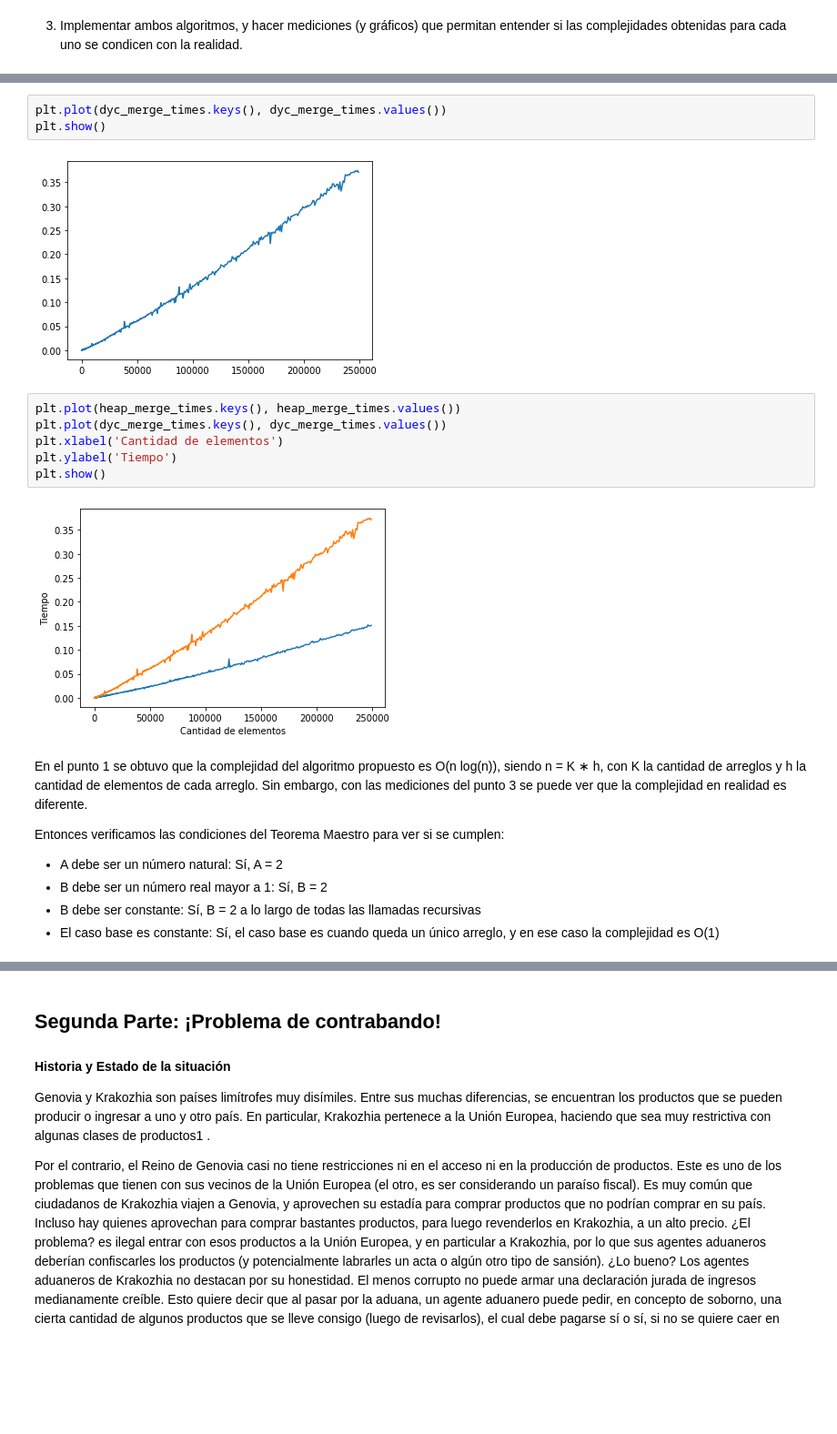
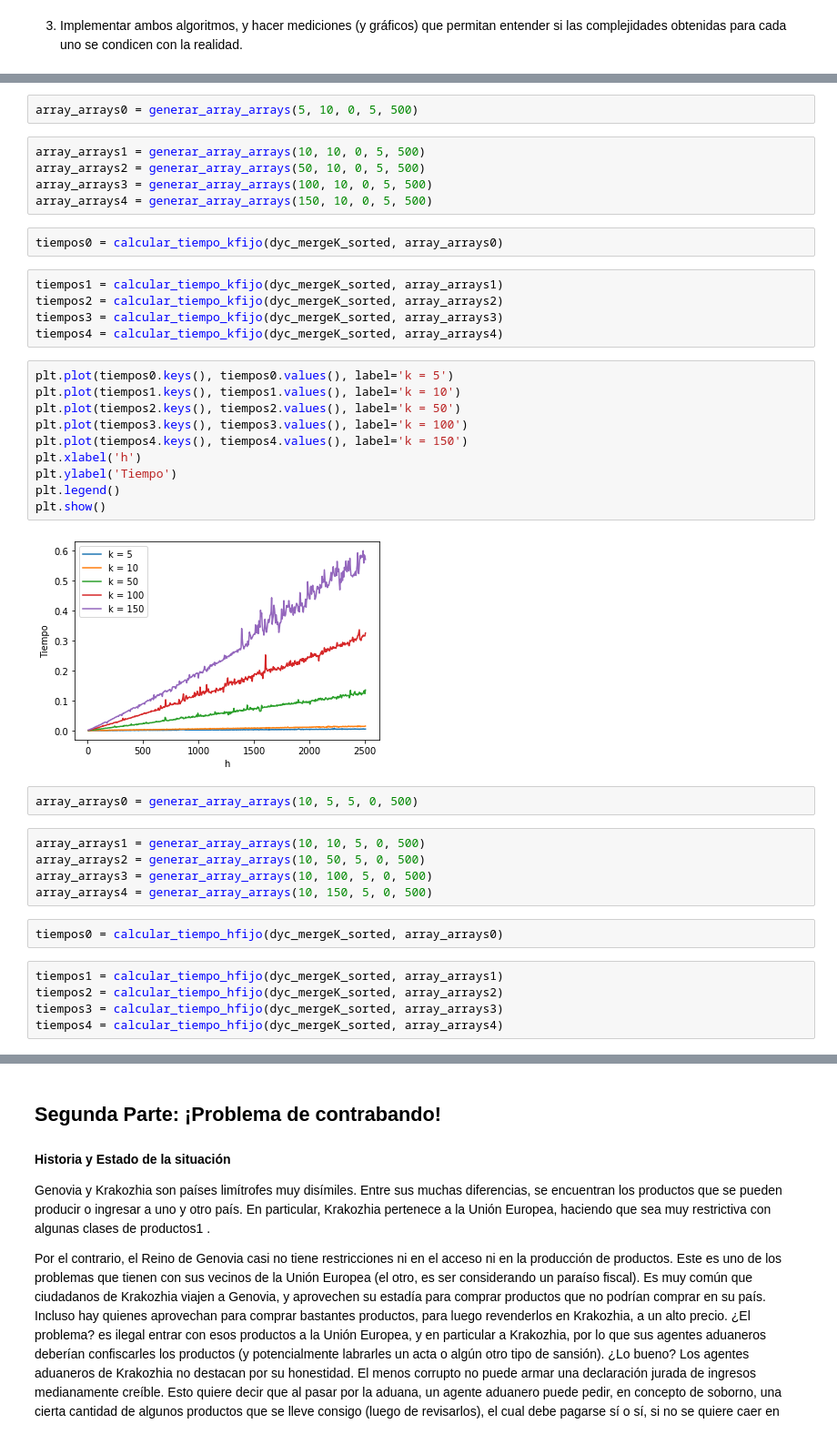
Before and after one commit to joaqogomez/75.29-TDA1, a Jupyter notebook: Tp1/Tda-TP1.ipynb, the cells around one changed output, grey strips where cells are left out. Shown at 91% size. Cells and saved outputs as stored; diff of their text form; blank space fills up the shorter version.

Commit message:
Agregamos graficos ejercicio 1
segun eli esto es al pedo pero su compu anda medio mal entonces tenemos que tomar recaudos

Co-Authored-By: EliHarriet <85852434+ElianaHarriet@users.noreply.github.com>

```diff
--- a/Tp1/Tda-TP1.ipynb
+++ b/Tp1/Tda-TP1.ipynb
@@ -270,21 +303,40 @@ suma
-# %%
-plt.plot(dyc_merge_times.keys(), dyc_merge_times.values())
-plt.show()
-# %% [output]
-[figure, removed]
-# %%
-plt.plot(heap_merge_times.keys(), heap_merge_times.values())
-plt.plot(dyc_merge_times.keys(), dyc_merge_times.values())
-plt.xlabel('Cantidad de elementos')
-plt.ylabel('Tiempo')
-plt.show()
-# %% [output]
-[figure, removed]
-# %% [markdown]
-En el punto 1 se obtuvo que la complejidad del algoritmo propuesto es O(n log(n)), siendo n = K ∗ h, con K la cantidad de arreglos y h la cantidad de elementos de cada arreglo. Sin embargo, con las mediciones del punto 3 se puede ver que la complejidad en realidad es diferente.
-
-Entonces verificamos las condiciones del Teorema Maestro para ver si se cumplen:
-- A debe ser un número natural: Sí, A = 2
-- B debe ser un número real mayor a 1: Sí, B = 2
-- B debe ser constante: Sí, B = 2 a lo largo de todas las llamadas recursivas
-- El caso base es constante: Sí, el caso base es cuando queda un único arreglo, y en ese caso la complejidad es O(1)
+# %%
+array_arrays0 = generar_array_arrays(5, 10, 0, 5, 500)
+# %%
+array_arrays1 = generar_array_arrays(10, 10, 0, 5, 500)
+array_arrays2 = generar_array_arrays(50, 10, 0, 5, 500)
+array_arrays3 = generar_array_arrays(100, 10, 0, 5, 500)
+array_arrays4 = generar_array_arrays(150, 10, 0, 5, 500)
+# %%
+tiempos0 = calcular_tiempo_kfijo(dyc_mergeK_sorted, array_arrays0)
+# %%
+tiempos1 = calcular_tiempo_kfijo(dyc_mergeK_sorted, array_arrays1)
+tiempos2 = calcular_tiempo_kfijo(dyc_mergeK_sorted, array_arrays2)
+tiempos3 = calcular_tiempo_kfijo(dyc_mergeK_sorted, array_arrays3)
+tiempos4 = calcular_tiempo_kfijo(dyc_mergeK_sorted, array_arrays4)
+# %%
+plt.plot(tiempos0.keys(), tiempos0.values(), label='k = 5')
+plt.plot(tiempos1.keys(), tiempos1.values(), label='k = 10')
+plt.plot(tiempos2.keys(), tiempos2.values(), label='k = 50')
+plt.plot(tiempos3.keys(), tiempos3.values(), label='k = 100')
+plt.plot(tiempos4.keys(), tiempos4.values(), label='k = 150')
+plt.xlabel('h')
+plt.ylabel('Tiempo')
+plt.legend()
+plt.show()
+# %% [output]
+[figure, added]
+# %%
+array_arrays0 = generar_array_arrays(10, 5, 5, 0, 500)
+# %%
+array_arrays1 = generar_array_arrays(10, 10, 5, 0, 500)
+array_arrays2 = generar_array_arrays(10, 50, 5, 0, 500)
+array_arrays3 = generar_array_arrays(10, 100, 5, 0, 500)
+array_arrays4 = generar_array_arrays(10, 150, 5, 0, 500)
+# %%
+tiempos0 = calcular_tiempo_hfijo(dyc_mergeK_sorted, array_arrays0)
+# %%
+tiempos1 = calcular_tiempo_hfijo(dyc_mergeK_sorted, array_arrays1)
+tiempos2 = calcular_tiempo_hfijo(dyc_mergeK_sorted, array_arrays2)
+tiempos3 = calcular_tiempo_hfijo(dyc_mergeK_sorted, array_arrays3)
+tiempos4 = calcular_tiempo_hfijo(dyc_mergeK_sorted, array_arrays4)
```
Also changed, not shown: parts of 22 cells of this notebook, 1 other file.
